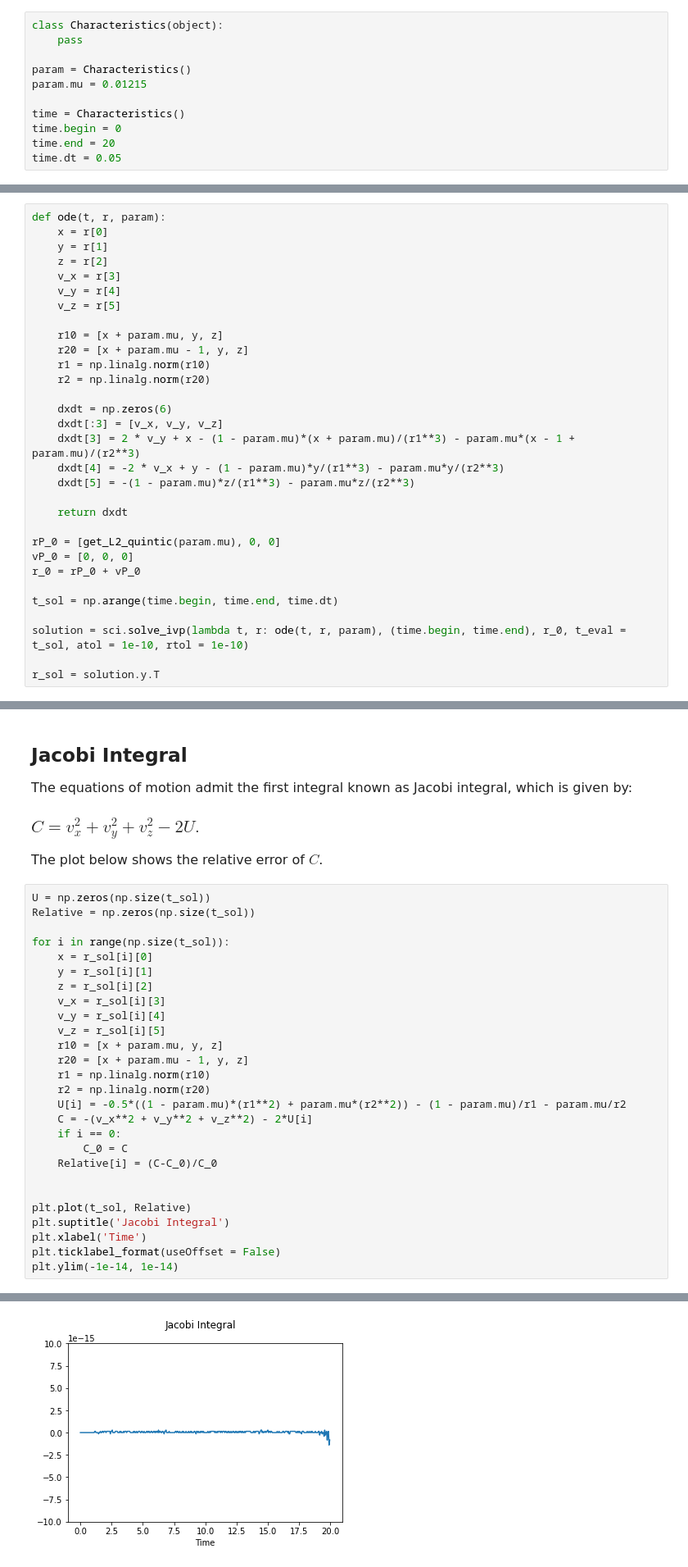
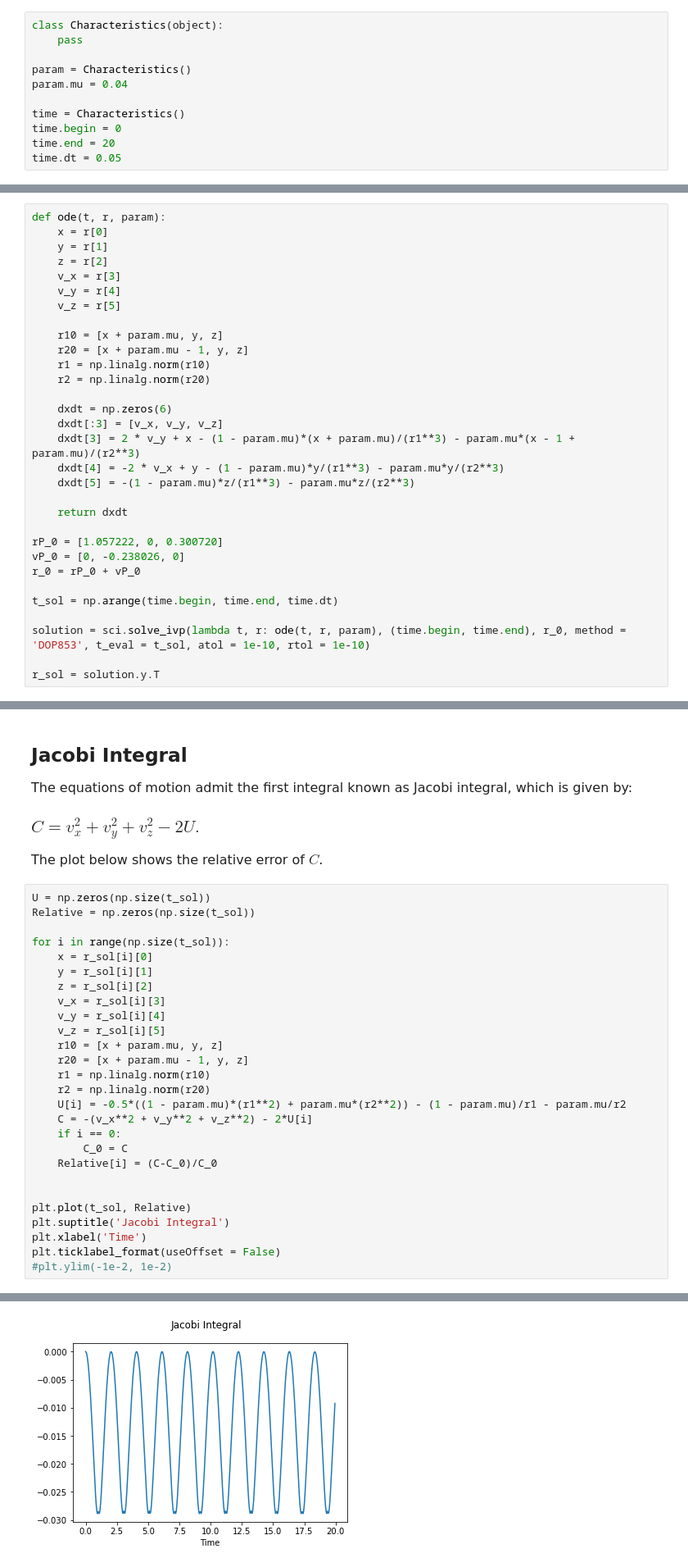
Before and after one commit to dklim11/Libration-points, a Jupyter notebook: FindOrbit.ipynb, the cells around one changed output, grey strips where cells are left out. Shown at 82% size. Saved outputs shown, nothing was run; the diff lists cells and outputs as text.

```diff
--- a/FindOrbit.ipynb
+++ b/FindOrbit.ipynb
@@ -49,7 +49,7 @@ class Characteristics(object):
     pass
 
 param = Characteristics()
-param.mu = 0.01215
+param.mu = 0.04
 
 time = Characteristics()
 time.begin = 0
@@ -104,13 +104,13 @@ def ode(t, r, param):
 
     return dxdt
 
-rP_0 = [get_L2_quintic(param.mu), 0, 0]
-vP_0 = [0, 0, 0]
+rP_0 = [1.057222, 0, 0.300720]
+vP_0 = [0, -0.238026, 0]
 r_0 = rP_0 + vP_0
 
 t_sol = np.arange(time.begin, time.end, time.dt)
 
-solution = sci.solve_ivp(lambda t, r: ode(t, r, param), (time.begin, time.end), r_0, t_eval = t_sol, atol = 1e-10, rtol = 1e-10)
+solution = sci.solve_ivp(lambda t, r: ode(t, r, param), (time.begin, time.end), r_0, method = 'DOP853', t_eval = t_sol, atol = 1e-10, rtol = 1e-10)
 
 r_sol = solution.y.T
 # %% [markdown]
@@ -179,5 +190,5 @@ plt.plot(t_sol, Relative)
 plt.suptitle('Jacobi Integral')
 plt.xlabel('Time')
 plt.ticklabel_format(useOffset = False)
-plt.ylim(-1e-14, 1e-14)
+#plt.ylim(-1e-2, 1e-2)
 # %% [output]
@@ -185 +195 @@ plt.ylim(-1e-14, 1e-14)
-[figure, old version]
+[figure, new version]
```
Also changed, not shown: parts of 7 cells of this notebook.
